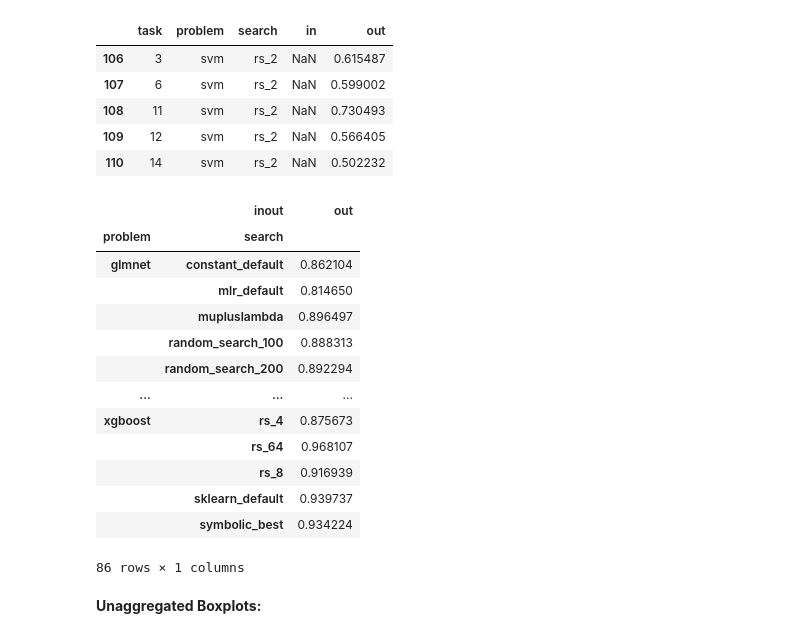
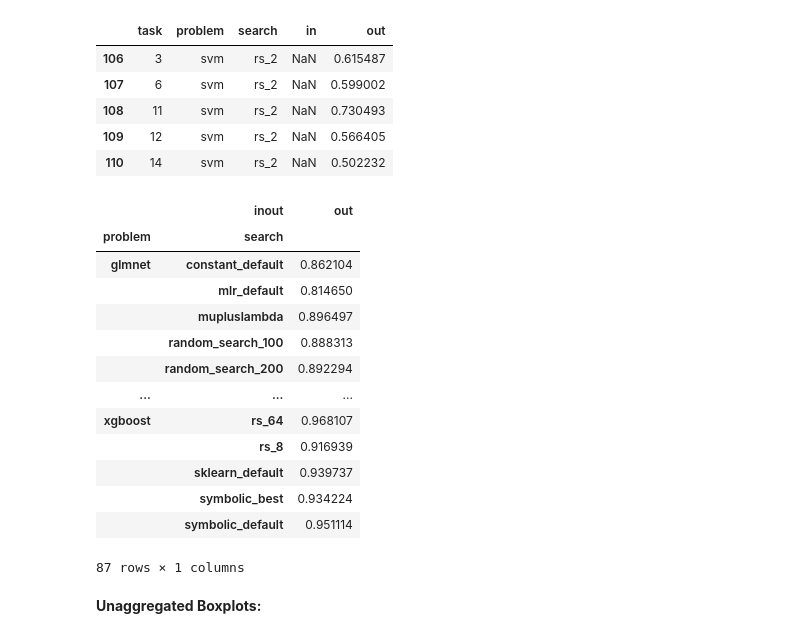
Before and after one commit to PGijsbers/symbolicdefaults, a Jupyter notebook: LogParsing-V3.ipynb, the cells around one changed output. Cells and saved outputs as stored; diff of their text form; code cells hidden in the pictures.

```diff
--- a/LogParsing-V3.ipynb
+++ b/LogParsing-V3.ipynb
@@ -445,32 +393,35 @@ rsdf.head()
 # %%
 # Selected defaults
 random_search = pd.read_csv("data/random_search_30k.csv", sep=";")
+xgb = pd.read_csv("data/random_search_30k_xgb.csv", sep=";")
+random_search = random_search.append(xgb)
 random_search = random_search.pivot_table(index=["task", "problem", "search"], values="score", columns="inout").reset_index()
-random_search.replace("random_search_300", "random_search", inplace=True)
-random_search.replace("random forest", "rf", inplace=True)
+random_search.search.replace("random_search_3000", "random_search", inplace=True)
+random_search.search.replace("random_search_300", "random_search", inplace=True)
+random_search.problem.replace("random forest", "rf", inplace=True)
 # %%
 cols = ["task", "problem", "search", "in", "out"]
 srdf = df[cols].append(baselines).append(rsdf).append(random_search)
-srdf.replace("random_search", "symbolic_default", inplace=True)
-srdf.replace("constants_only", "constant_default", inplace=True)
+srdf.search.replace("random_search", "symbolic_default", inplace=True)
+srdf.search.replace("constants_only", "constant_default", inplace=True)
 
 # Average out-of-sample performances
 srdf.groupby(['problem', 'search']).mean()[["out"]]
 # %% [output]
 |  | inout | out |
 | problem | search |  |
 | glmnet | constant_default | 0.862104 |
 |  | mlr_default | 0.814650 |
 |  | mupluslambda | 0.896497 |
 |  | random_search_100 | 0.888313 |
 |  | random_search_200 | 0.892294 |
 | ... | ... | ... |
-| xgboost | rs_4 | 0.875673 |
-|  | rs_64 | 0.968107 |
+| xgboost | rs_64 | 0.968107 |
 |  | rs_8 | 0.916939 |
 |  | sklearn_default | 0.939737 |
 |  | symbolic_best | 0.934224 |
+|  | symbolic_default | 0.951114 |
-86 rows × 1 columns
+87 rows × 1 columns
 # %% [markdown]
 **Unaggregated Boxplots:**
 # %%
```
Also changed, not shown: parts of 31 cells of this notebook, 2 other files.
